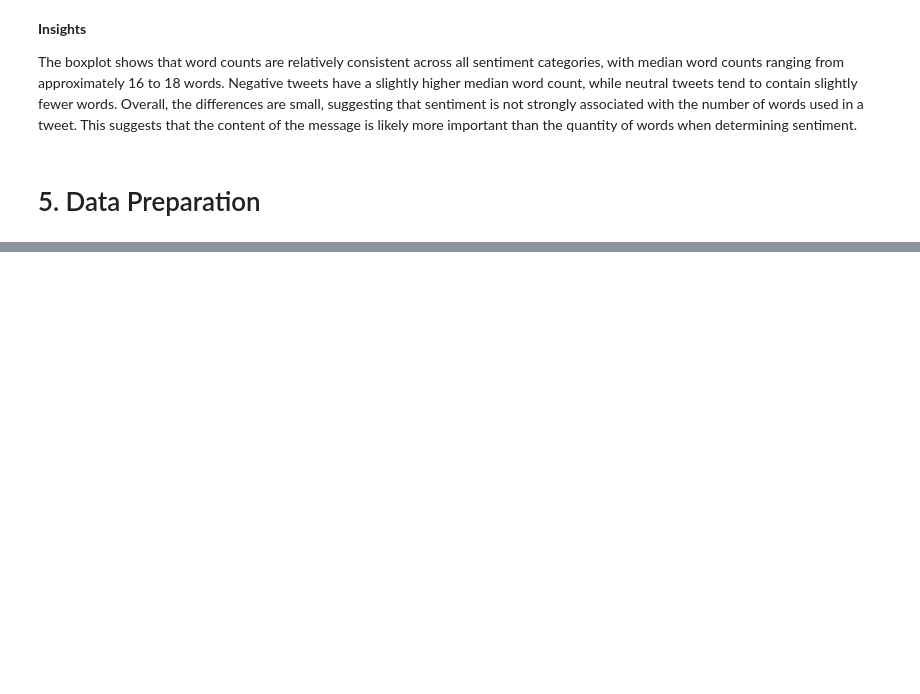
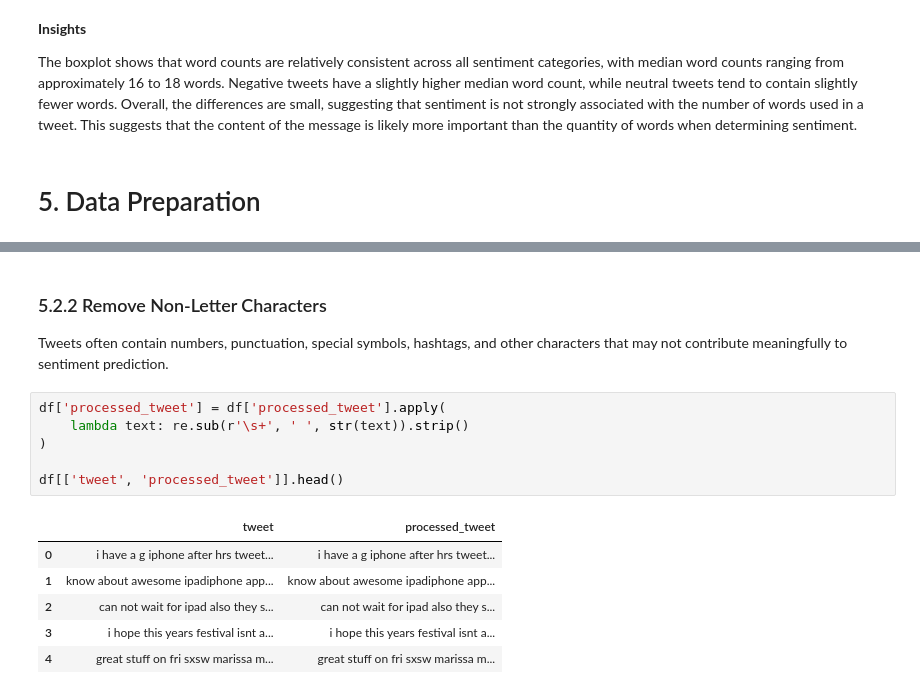
Before and after one commit to byegond-beep/Consumer-Sentiment-Analysis-of-Apple-and-Google-Products-Using-Natural-Language-Processing, a Jupyter notebook: Consumer-Sentiment-Analysis-of-Apple-and-Google-Products-Using-NLP.ipynb, the cells around one changed output, grey strips where cells are left out. Saved outputs shown, nothing was run; the diff lists cells and outputs as text; blank space fills up the shorter version.

```diff
--- a/Consumer-Sentiment-Analysis-of-Apple-and-Google-Products-Using-NLP.ipynb
+++ b/Consumer-Sentiment-Analysis-of-Apple-and-Google-Products-Using-NLP.ipynb
@@ -1281,0 +1299,16 @@ The boxplot shows that word counts are relatively consistent across all sentimen
+# %% [markdown]
+### 5.2.2 Remove Non-Letter Characters
+Tweets often contain numbers, punctuation, special symbols, hashtags, and other characters that may not contribute meaningfully to sentiment prediction.
+# %%
+df['processed_tweet'] = df['processed_tweet'].apply(
+    lambda text: re.sub(r'\s+', ' ', str(text)).strip()
+)
+
+df[['tweet', 'processed_tweet']].head()
+# %% [output]
+|  | tweet | processed_tweet |
+| 0 | i have a g iphone after hrs tweet... | i have a g iphone after hrs tweet... |
+| 1 | know about awesome ipadiphone app... | know about awesome ipadiphone app... |
+| 2 | can not wait for ipad also they s... | can not wait for ipad also they s... |
+| 3 | i hope this years festival isnt a... | i hope this years festival isnt a... |
+| 4 | great stuff on fri sxsw marissa m... | great stuff on fri sxsw marissa m... |
```
Also changed, not shown: parts of 61 cells of this notebook.
